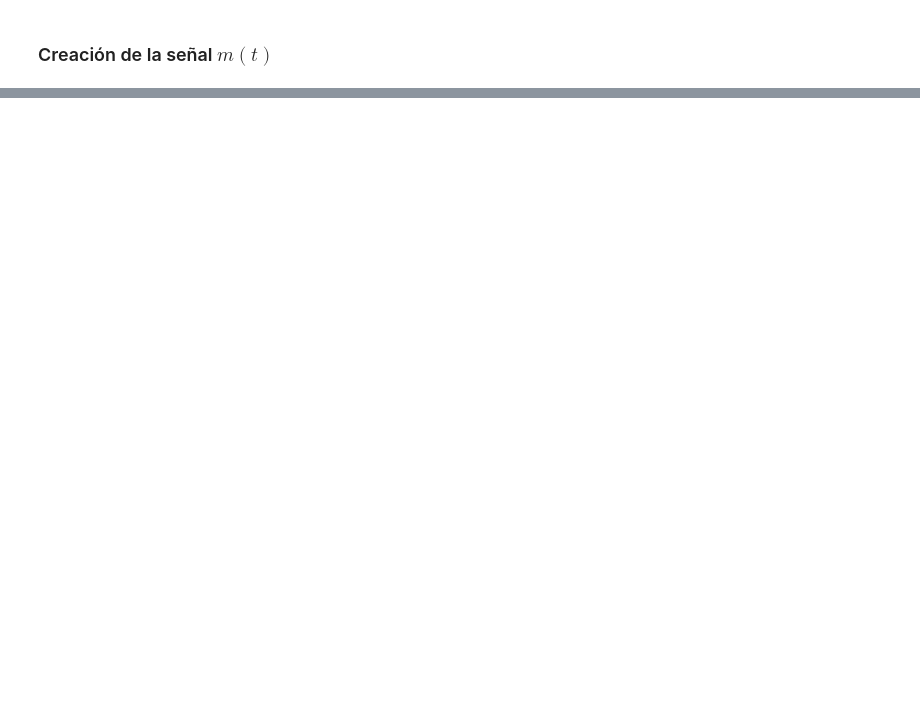
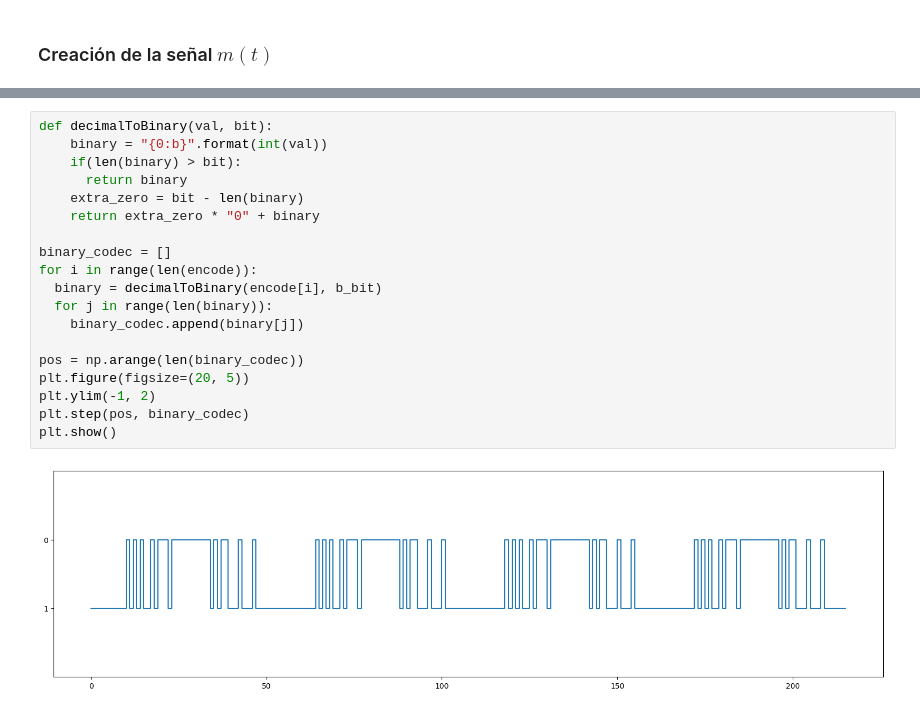
Before and after one commit to gabotachak/teoinfo-lab-IB, a Jupyter notebook: lab.ipynb, the cells around one changed output, grey strips where cells are left out. Drawn from its saved outputs; the diff is of its cells as text; blank space fills up the shorter version.

```diff
--- a/lab.ipynb
+++ b/lab.ipynb
@@ -113,0 +129,21 @@ TypeError: Object of type complex is not JSON serializable
+# %%
+def decimalToBinary(val, bit):
+    binary = "{0:b}".format(int(val))
+    if(len(binary) > bit):
+      return binary
+    extra_zero = bit - len(binary)
+    return extra_zero * "0" + binary
+
+binary_codec = []
+for i in range(len(encode)):
+  binary = decimalToBinary(encode[i], b_bit)
+  for j in range(len(binary)):
+    binary_codec.append(binary[j])
+
+pos = np.arange(len(binary_codec))
+plt.figure(figsize=(20, 5))
+plt.ylim(-1, 2)
+plt.step(pos, binary_codec)
+plt.show()
+# %% [output]
+[figure, added]
```
Also changed, not shown: parts of 8 cells of this notebook.
